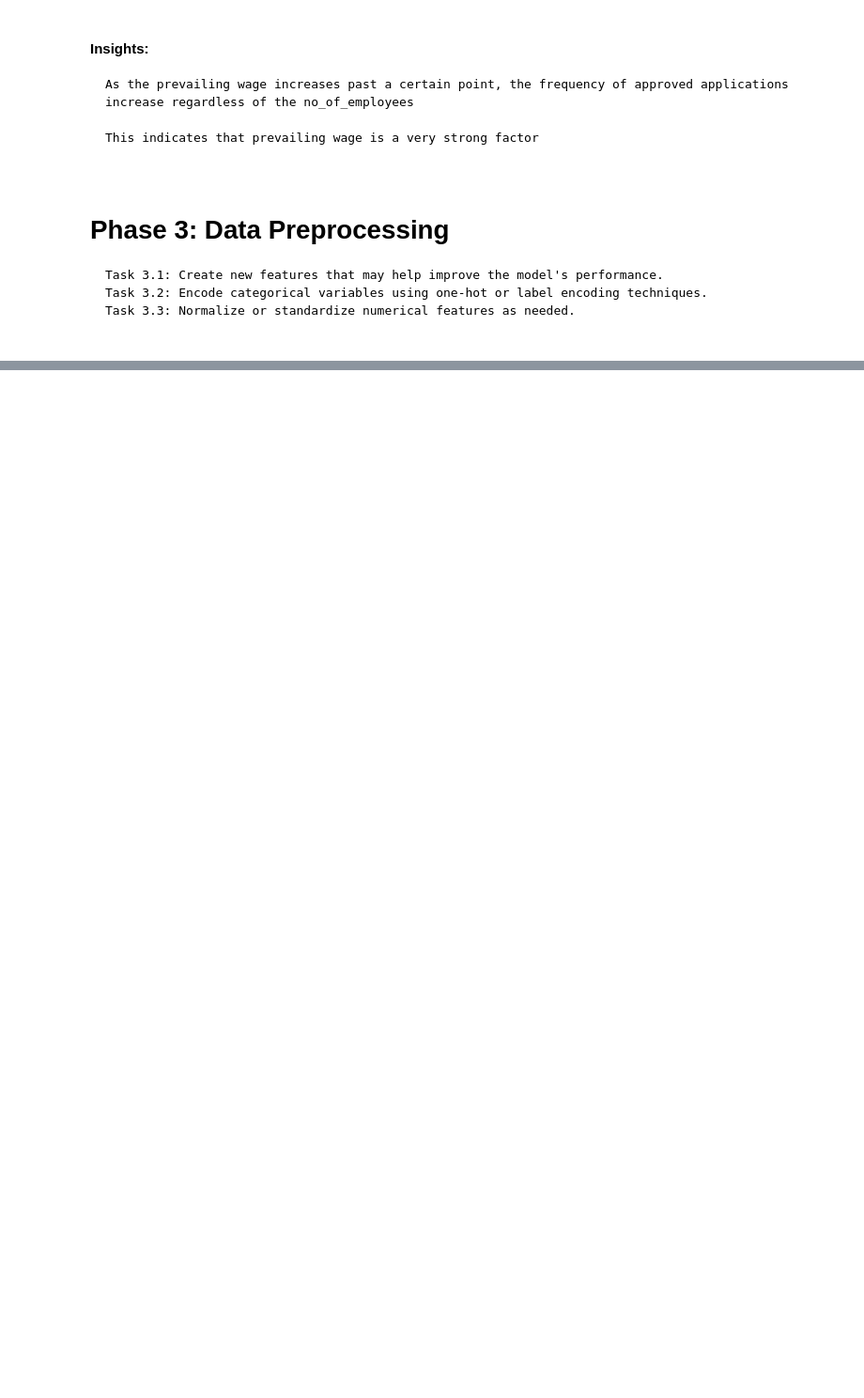
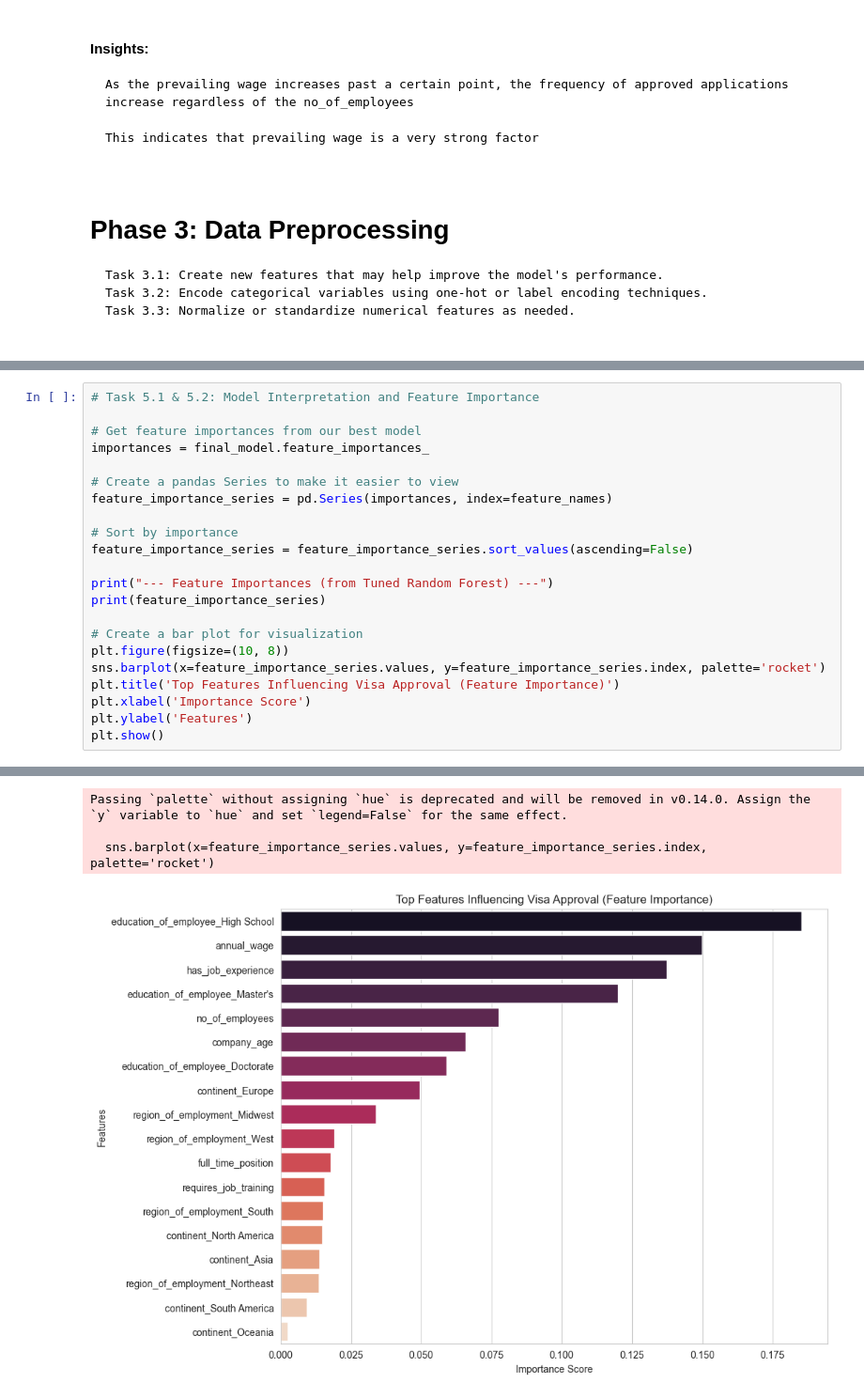
Before and after one commit to SamuelDasaolu/GEN-AI, a Jupyter notebook: WEEK 14/PRACTICE_EXAM/01_EDA_AND_CLEANING.ipynb, the cells around one changed output, grey strips where cells are left out. Shown at 94% size. Saved outputs shown, nothing was run; the diff lists cells and outputs as text; blank space fills up the shorter version.

Commit message:
End of baseline model

```diff
--- a/WEEK 14/PRACTICE_EXAM/01_EDA_AND_CLEANING.ipynb
+++ b/WEEK 14/PRACTICE_EXAM/01_EDA_AND_CLEANING.ipynb
@@ -315,0 +719,23 @@ data
+# %%
+# Task 5.1 & 5.2: Model Interpretation and Feature Importance
+
+# Get feature importances from our best model
+importances = final_model.feature_importances_
+
+# Create a pandas Series to make it easier to view
+feature_importance_series = pd.Series(importances, index=feature_names)
+
+# Sort by importance
+feature_importance_series = feature_importance_series.sort_values(ascending=False)
+
+print("--- Feature Importances (from Tuned Random Forest) ---")
+print(feature_importance_series)
+
+# Create a bar plot for visualization
+plt.figure(figsize=(10, 8))
+sns.barplot(x=feature_importance_series.values, y=feature_importance_series.index, palette='rocket')
+plt.title('Top Features Influencing Visa Approval (Feature Importance)')
+plt.xlabel('Importance Score')
+plt.ylabel('Features')
+plt.show()
+# %% [output]
@@ -315,0 +762,4 @@ data
+Passing `palette` without assigning `hue` is deprecated and will be removed in v0.14.0. Assign the `y` variable to `hue` and set `legend=False` for the same effect.
+
+  sns.barplot(x=feature_importance_series.values, y=feature_importance_series.index, palette='rocket')
+[figure, added]
```
Also changed, not shown: parts of 11 cells of this notebook, 4 other files.
